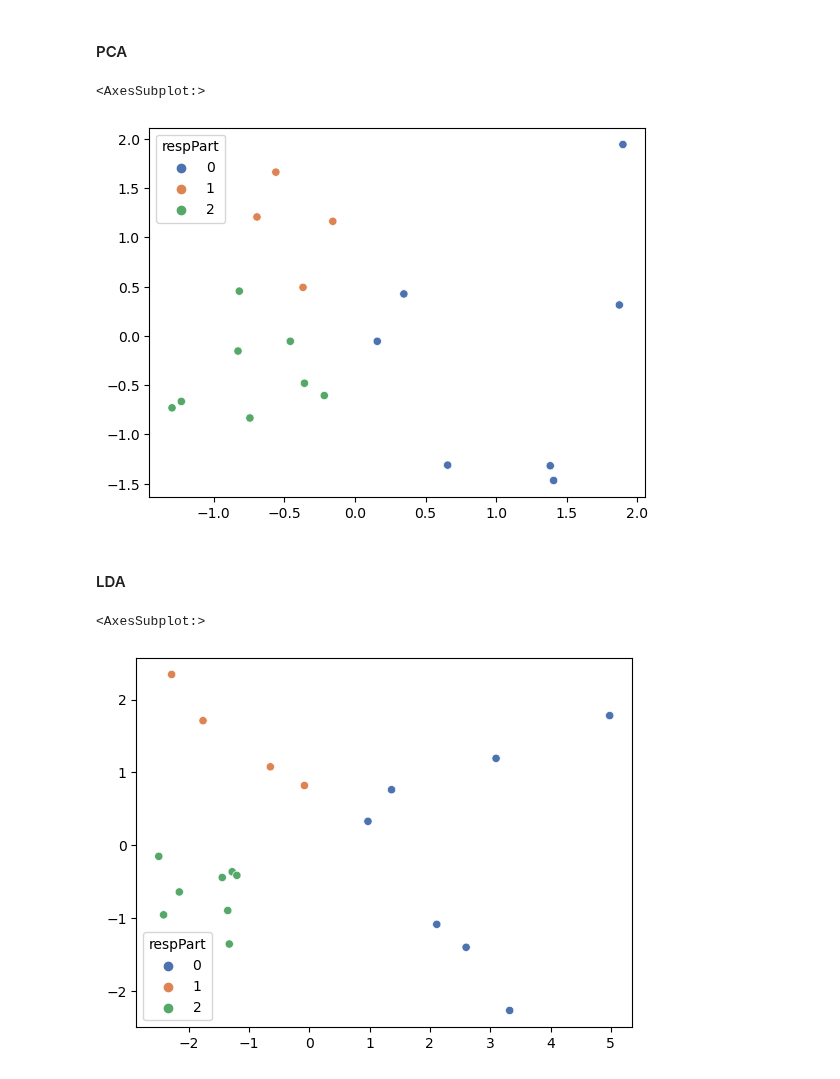
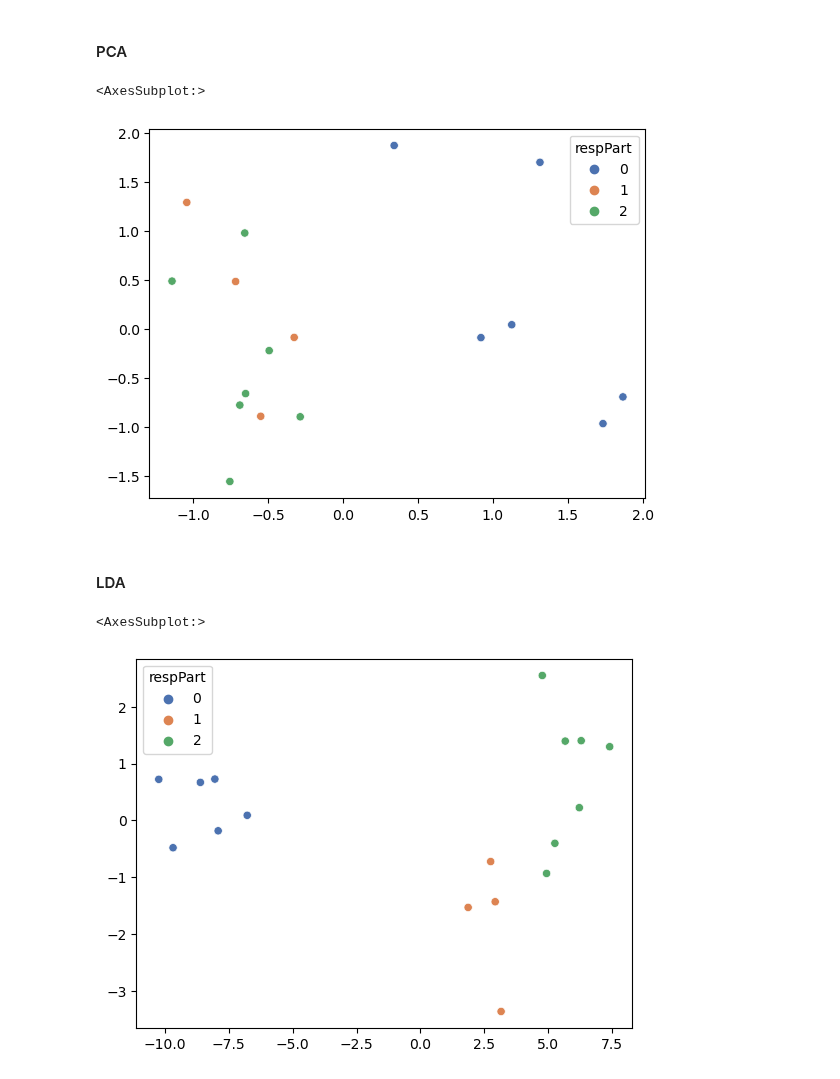
Before and after one commit to PiLAB-Medical-Imaging/TFE23-740_Epilepsy, a Jupyter notebook: src/analysisRadiomics.ipynb, the cells around one changed output. Drawn from its saved outputs; the diff is of its cells as text; code cells hidden in the pictures.

```diff
--- a/src/analysisRadiomics.ipynb
+++ b/src/analysisRadiomics.ipynb
@@ -752,0 +818,5 @@ LogLoss:        -1.099
+# %%
+X = df_sfs.drop(["VNSLC_16", "VNSLC_19"]).drop(["resp","respPart"], axis=1)
+y = df_sfs.drop(["VNSLC_16", "VNSLC_19"])["resp"]
+
+estimateScoresLogReg(X, y, folds=2)
@@ -755,20 +843,20 @@ LogLoss:        -1.099
 # %%
 n_components = 2
 whiten = True
 pca = PCA(
     n_components,
     whiten=whiten,
     svd_solver="full",
     random_state=7
 )
 
-X_scaled = StandardScaler().fit_transform(X1)
+X_scaled = StandardScaler().fit_transform(X)
 X_pca = pca.fit_transform(X_scaled)
 
-sns.scatterplot(x=X_pca[:,0], y=X_pca[:,1], hue=y1, palette="deep")
+sns.scatterplot(x=X_pca[:,0], y=X_pca[:,1], hue=y, palette="deep")
 # %% [output]
 <AxesSubplot:>
-[figure, old version]
+[figure, new version]
 # %% [markdown]
 #### LDA
 # %%
@@ -780,10 +868,10 @@ lda = LinearDiscriminantAnalysis(
     n_components=n_components,
 )
 
-X_scaled = StandardScaler().fit_transform(X1)
-X_lda = lda.fit_transform(X_scaled, y1)
+X_scaled = StandardScaler().fit_transform(X)
+X_lda = lda.fit_transform(X_scaled, y)
 
-sns.scatterplot(x=X_lda[:,0], y=X_lda[:,1], hue=y1, palette="deep")
+sns.scatterplot(x=X_lda[:,0], y=X_lda[:,1], hue=y, palette="deep")
 # %% [output]
 <AxesSubplot:>
-[figure, old version]
+[figure, new version]
```
Also changed, not shown: parts of 24 cells of this notebook, 4 other files.
